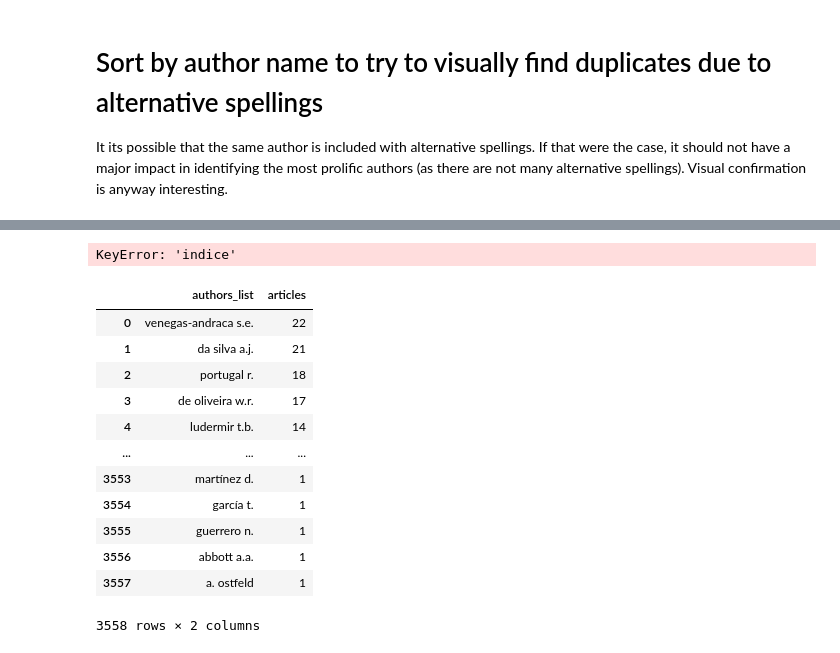
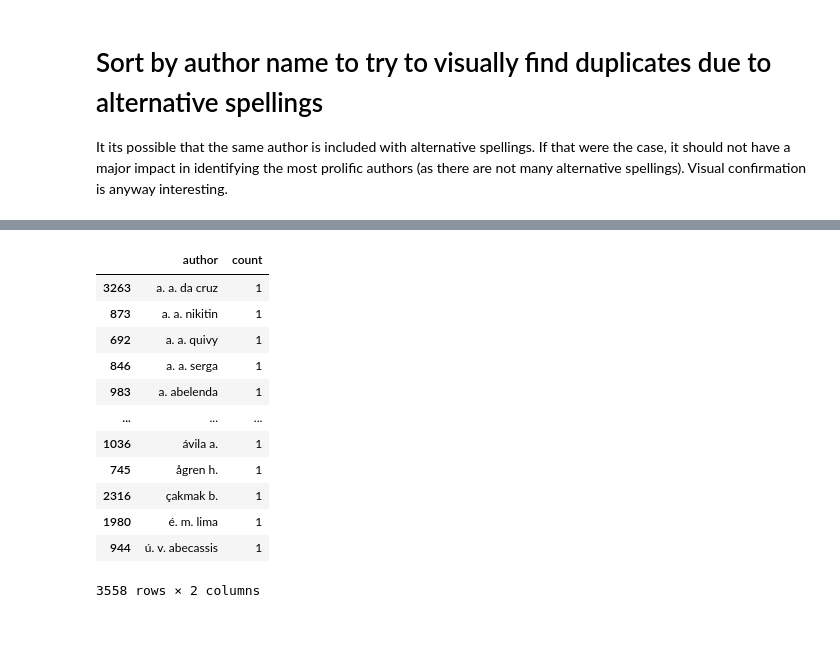
Before and after one commit to casco/qse-latam-slr, a Jupyter notebook: analysis.ipynb, the cells around one changed output, grey strips where cells are left out. Drawn from its saved outputs; the diff is of its cells as text; code cells hidden in the pictures.

Commit message:
bug fix in author counts

```diff
--- a/analysis.ipynb
+++ b/analysis.ipynb
@@ -95,3 +90,7 @@ author_counts_df = author_counts.to_frame('articles').reset_index()
+# %%
+author_counts = dfs['authors_list'].explode().value_counts()
+author_counts_df = author_counts.to_frame().reset_index()
+author_counts_df.columns = ['author', 'count']
 # %% [markdown]
 # Sort by author name to try to visually find duplicates due to alternative spellings
 It its possible that the same author is included with alternative spellings. If that were the case, it should not have a major impact in identifying the most prolific authors (as there are not many alternative spellings). Visual confirmation is anyway interesting.
@@ -114,20 +97,18 @@ author_counts_df
 # %%
-author_counts_df_by_name = author_counts_df.sort_values()
+author_counts_df_by_name = author_counts_df.sort_values(by='author', ascending=True, inplace=False)
-# %% [output]
-KeyError: 'indice'
 # %%
-author_counts_df
+author_counts_df_by_name
 # %% [output]
-|  | authors_list | articles |
-| 0 | venegas-andraca s.e. | 22 |
-| 1 | da silva a.j. | 21 |
-| 2 | portugal r. | 18 |
-| 3 | de oliveira w.r. | 17 |
-| 4 | ludermir t.b. | 14 |
+|  | author | count |
+| 3263 | a. a. da cruz | 1 |
+| 873 | a. a. nikitin | 1 |
+| 692 | a. a. quivy | 1 |
+| 846 | a. a. serga | 1 |
+| 983 | a. abelenda | 1 |
 | ... | ... | ... |
-| 3553 | martínez d. | 1 |
-| 3554 | garcía t. | 1 |
-| 3555 | guerrero n. | 1 |
-| 3556 | abbott a.a. | 1 |
-| 3557 | a. ostfeld | 1 |
+| 1036 | ávila a. | 1 |
+| 745 | ågren h. | 1 |
+| 2316 | çakmak b. | 1 |
+| 1980 | é. m. lima | 1 |
+| 944 | ú. v. abecassis | 1 |
 3558 rows × 2 columns
```
Also changed, not shown: parts of 6 cells of this notebook.
